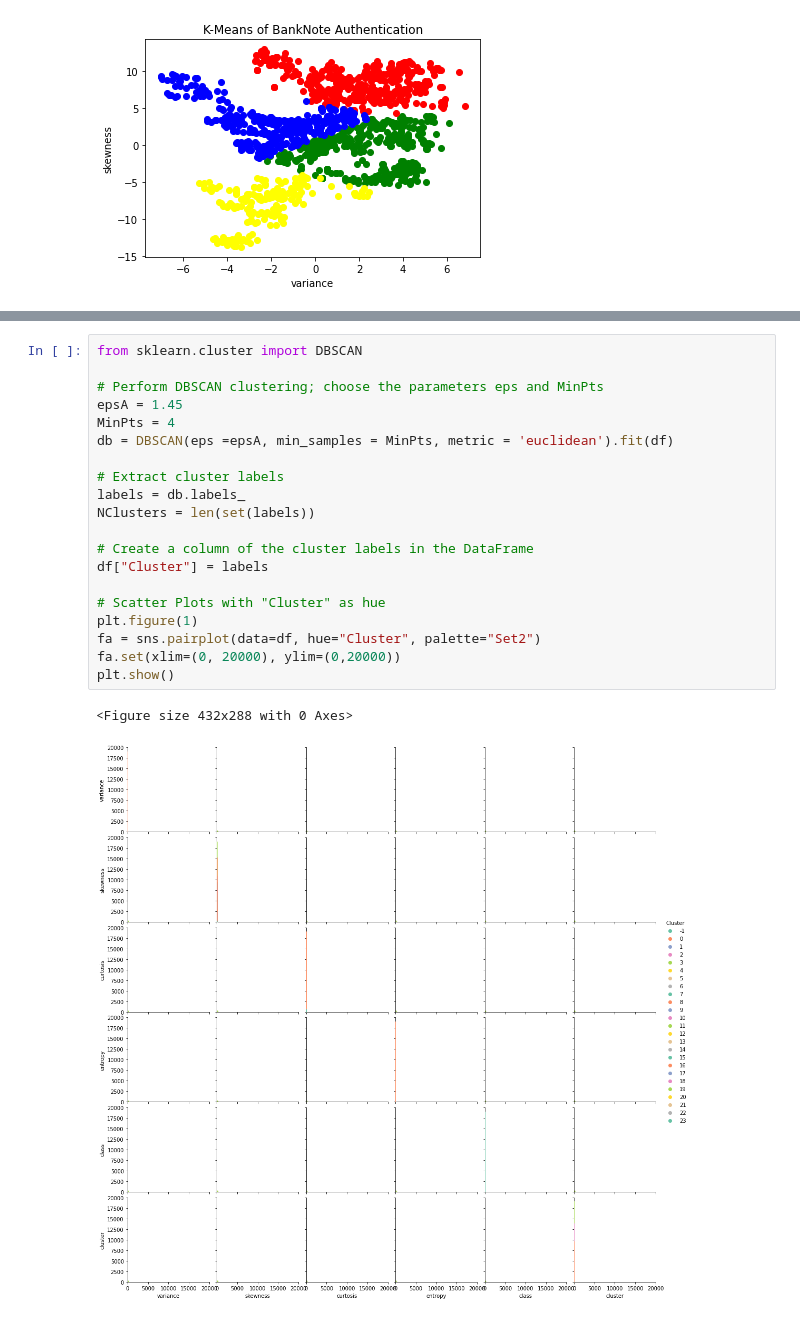
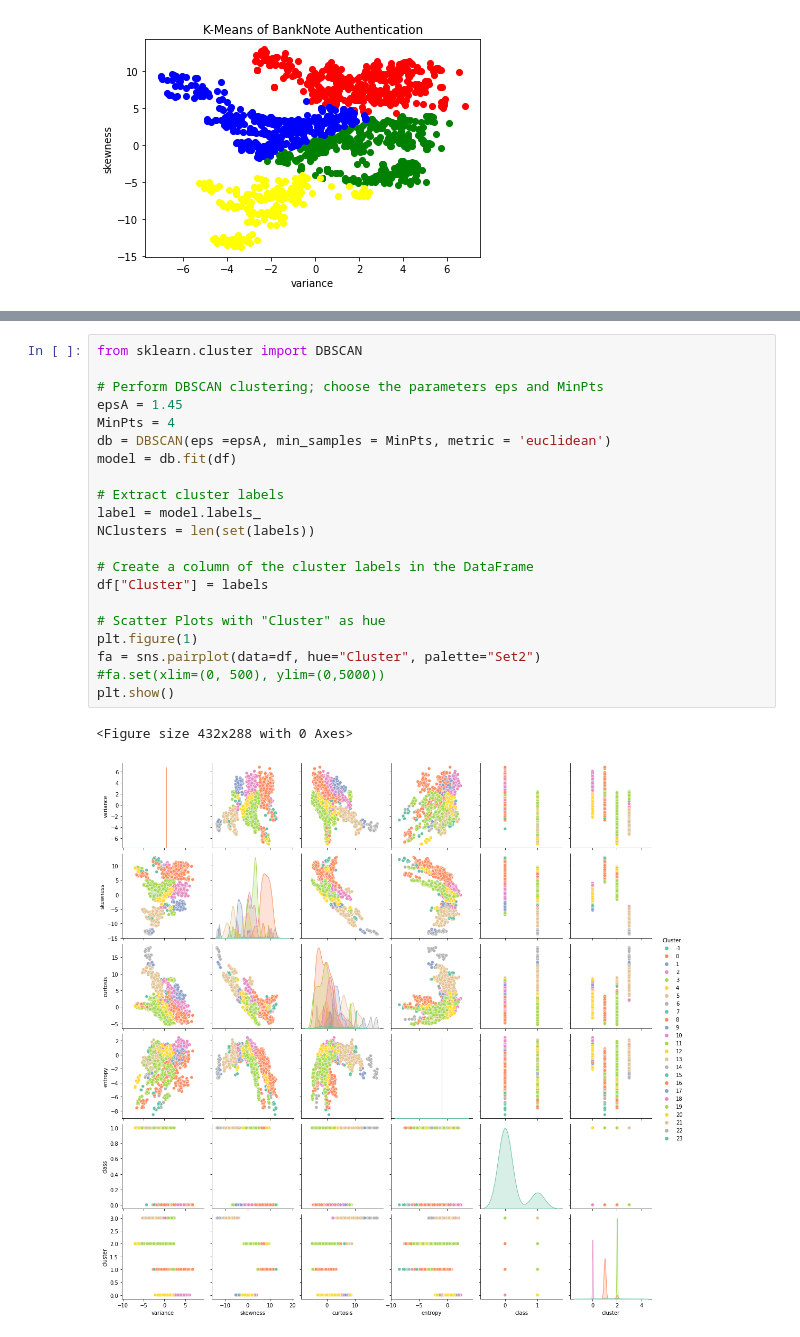
Before and after one commit to lcipolina/ML_Fundamentals, a Jupyter notebook: Assignment1_Part1.ipynb, the cells around one changed output, grey strips where cells are left out. Cells and saved outputs as stored; diff of their text form.

```diff
--- a/Assignment1_Part1.ipynb
+++ b/Assignment1_Part1.ipynb
@@ -89,23 +95,24 @@ Text(0.5, 1.0, 'K-Means of BankNote Authentication')
 # %%
 from sklearn.cluster import DBSCAN
 
 # Perform DBSCAN clustering; choose the parameters eps and MinPts
 epsA = 1.45
 MinPts = 4
-db = DBSCAN(eps =epsA, min_samples = MinPts, metric = 'euclidean').fit(df)
+db = DBSCAN(eps =epsA, min_samples = MinPts, metric = 'euclidean')
+model = db.fit(df)
 
 # Extract cluster labels
-labels = db.labels_
+label = model.labels_
 NClusters = len(set(labels))
 
 # Create a column of the cluster labels in the DataFrame
 df["Cluster"] = labels
 
 # Scatter Plots with "Cluster" as hue
 plt.figure(1)
 fa = sns.pairplot(data=df, hue="Cluster", palette="Set2")
-fa.set(xlim=(0, 20000), ylim=(0,20000))
+#fa.set(xlim=(0, 500), ylim=(0,5000))
 plt.show()
 # %% [output]
 <Figure size 432x288 with 0 Axes>
-[figure, old version]
+[figure, new version]
```
Also changed, not shown: parts of 3 cells of this notebook.
